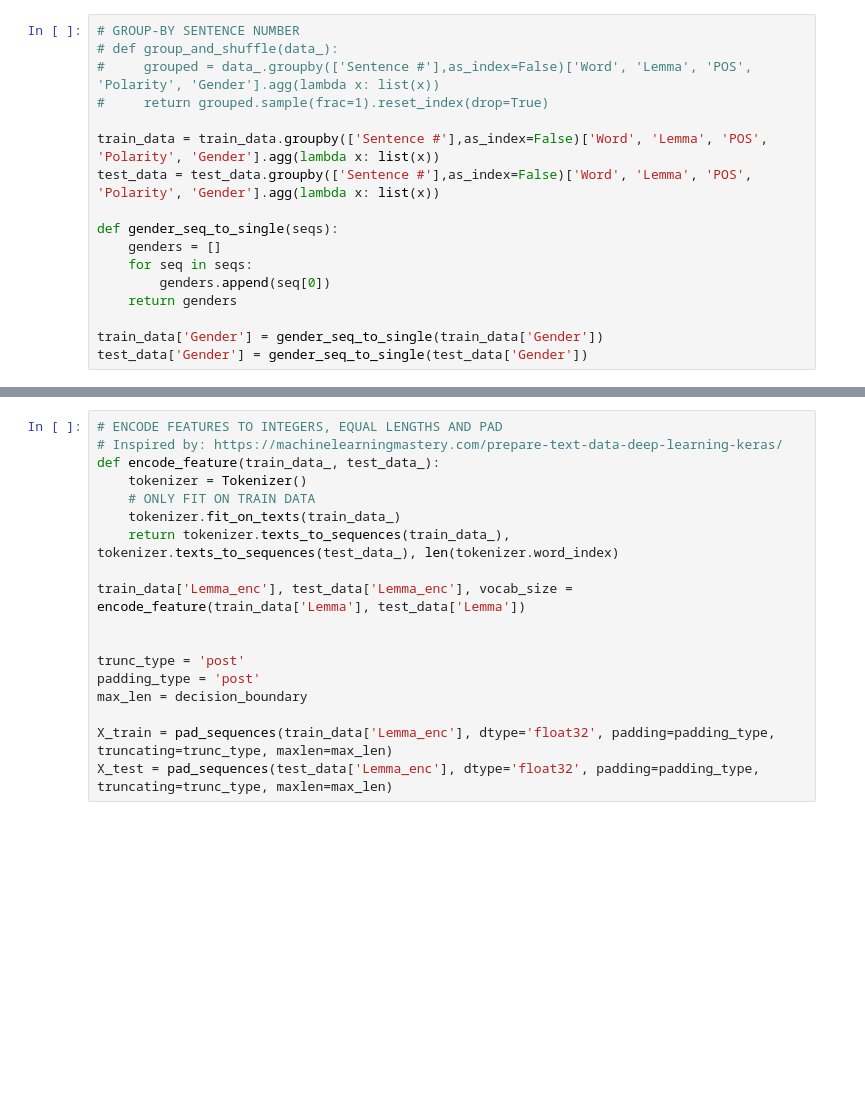
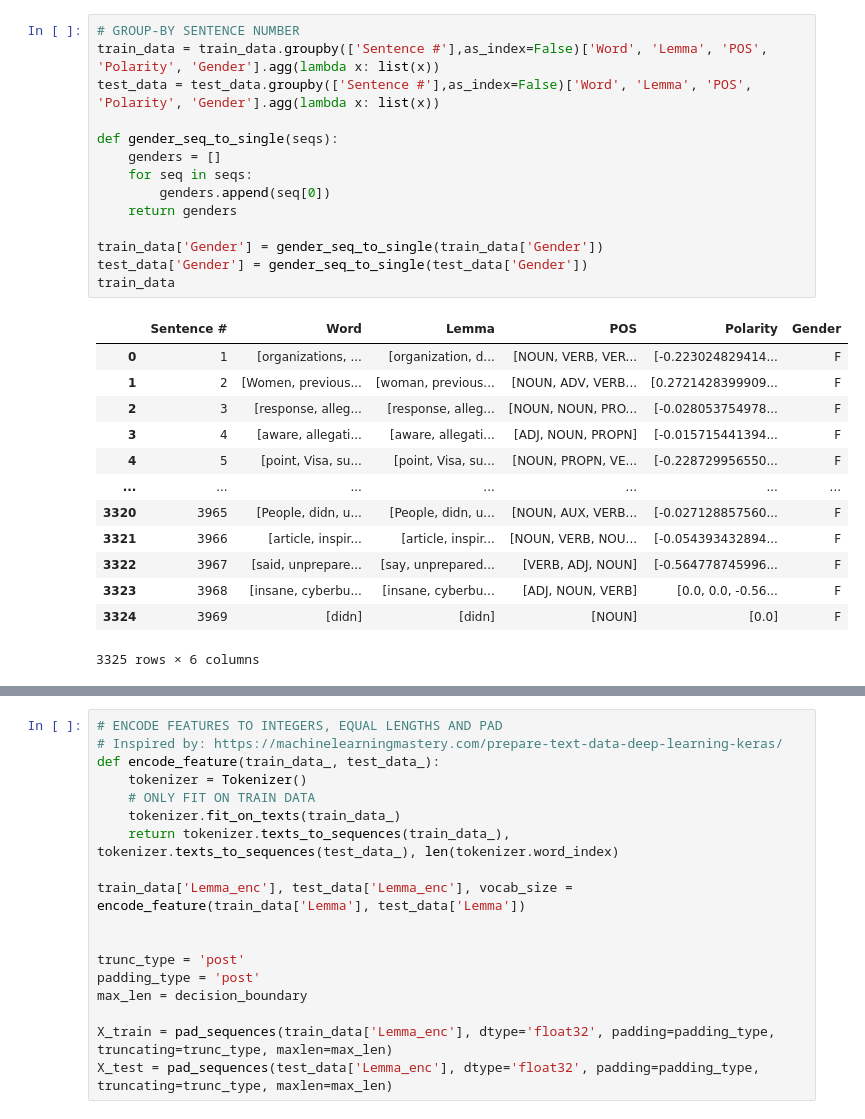
Before and after one commit to Lenschow-Fogh/Ezra, a Jupyter notebook: sentiment/models/sent_algo_1.ipynb, the cells around one changed output, grey strips where cells are left out. Saved outputs shown, nothing was run; the diff lists cells and outputs as text; blank space fills up the shorter version.

```diff
--- a/sentiment/models/sent_algo_1.ipynb
+++ b/sentiment/models/sent_algo_1.ipynb
@@ -41,20 +64,31 @@ train_data
 # %%
 # GROUP-BY SENTENCE NUMBER
-# def group_and_shuffle(data_):
-#     grouped = data_.groupby(['Sentence #'],as_index=False)['Word', 'Lemma', 'POS', 'Polarity', 'Gender'].agg(lambda x: list(x))
-#     return grouped.sample(frac=1).reset_index(drop=True)
-
 train_data = train_data.groupby(['Sentence #'],as_index=False)['Word', 'Lemma', 'POS', 'Polarity', 'Gender'].agg(lambda x: list(x))
 test_data = test_data.groupby(['Sentence #'],as_index=False)['Word', 'Lemma', 'POS', 'Polarity', 'Gender'].agg(lambda x: list(x))
 
 def gender_seq_to_single(seqs):
     genders = []
     for seq in seqs:
         genders.append(seq[0])
     return genders
 
 train_data['Gender'] = gender_seq_to_single(train_data['Gender'])
 test_data['Gender'] = gender_seq_to_single(test_data['Gender'])
+train_data
+# %% [output]
+|  | Sentence # | Word | Lemma | POS | Polarity | Gender |
+| 0 | 1 | [organizations, ... | [organization, d... | [NOUN, VERB, VER... | [-0.223024829414... | F |
+| 1 | 2 | [Women, previous... | [woman, previous... | [NOUN, ADV, VERB... | [0.2721428399909... | F |
+| 2 | 3 | [response, alleg... | [response, alleg... | [NOUN, NOUN, PRO... | [-0.028053754978... | F |
+| 3 | 4 | [aware, allegati... | [aware, allegati... | [ADJ, NOUN, PROPN] | [-0.015715441394... | F |
+| 4 | 5 | [point, Visa, su... | [point, Visa, su... | [NOUN, PROPN, VE... | [-0.228729956550... | F |
+| ... | ... | ... | ... | ... | ... | ... |
+| 3320 | 3965 | [People, didn, u... | [People, didn, u... | [NOUN, AUX, VERB... | [-0.027128857560... | F |
+| 3321 | 3966 | [article, inspir... | [article, inspir... | [NOUN, VERB, NOU... | [-0.054393432894... | F |
+| 3322 | 3967 | [said, unprepare... | [say, unprepared... | [VERB, ADJ, NOUN] | [-0.564778745996... | F |
+| 3323 | 3968 | [insane, cyberbu... | [insane, cyberbu... | [ADJ, NOUN, VERB] | [0.0, 0.0, -0.56... | F |
+| 3324 | 3969 | [didn] | [didn] | [NOUN] | [0.0] | F |
+3325 rows × 6 columns
 # %%
 # EQUAL GENDER SAMPLES TO PREVENT BIAS
 def equal_genders(data_):
```
Also changed, not shown: parts of 13 cells of this notebook, 1 other file.
